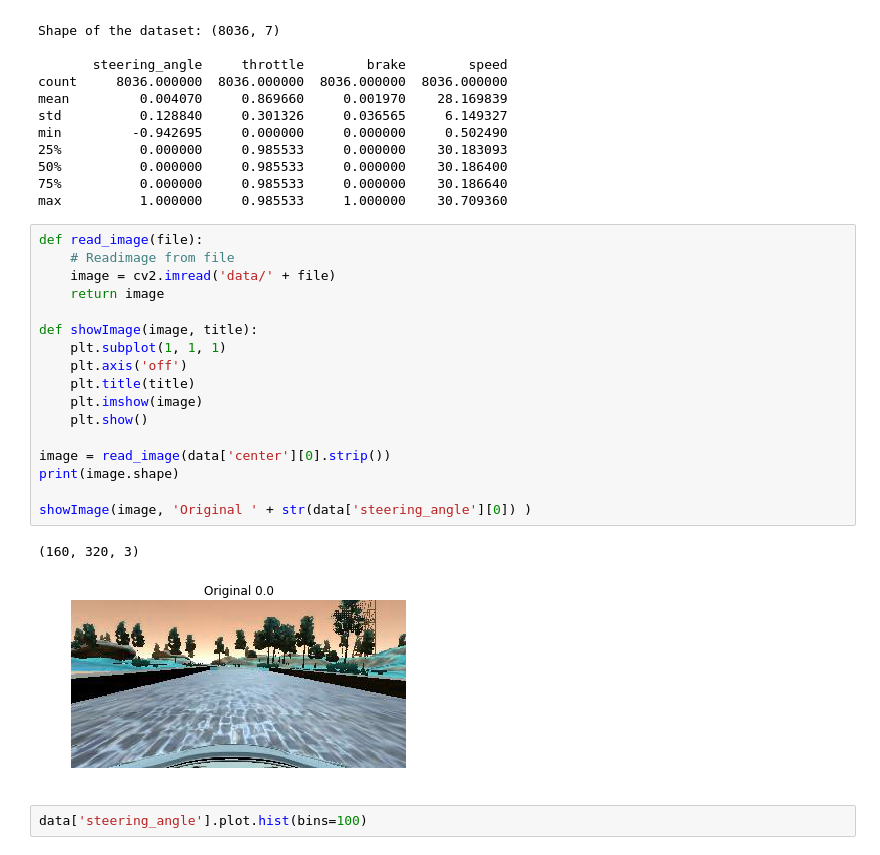
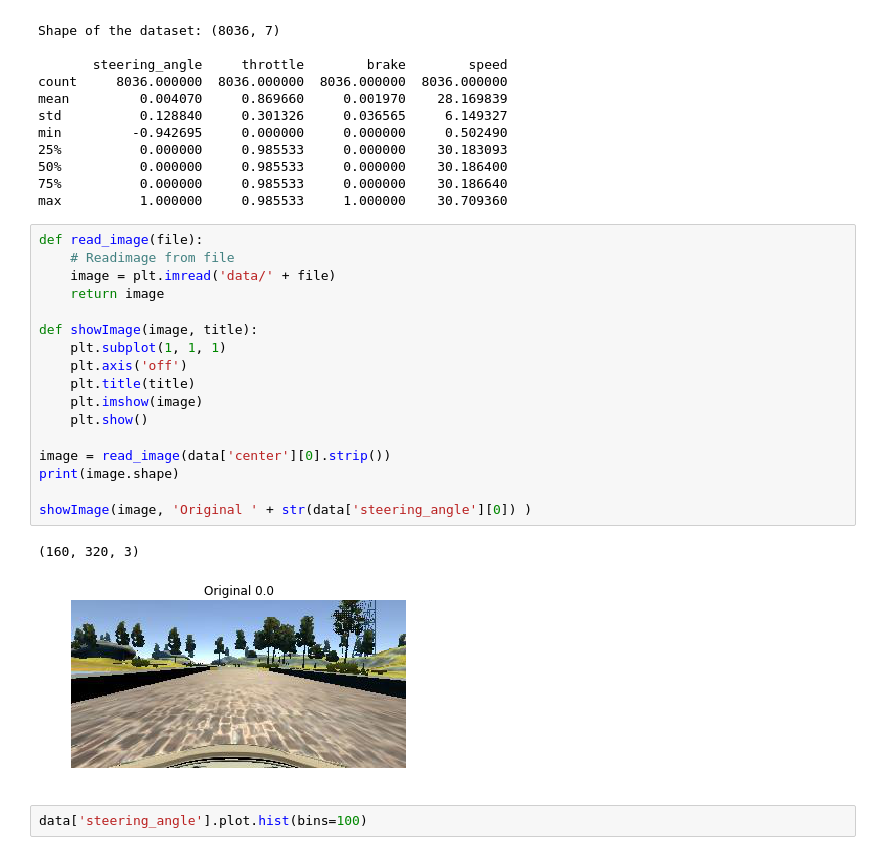
Before and after one commit to kaiulrich/kulrich_CarND-Behavioral-Cloning-P3, a Jupyter notebook: CarND-Behavioral-Cloning-P3.ipynb, the cells around one changed output. Drawn from its saved outputs; the diff is of its cells as text.

```diff
--- a/CarND-Behavioral-Cloning-P3.ipynb
+++ b/CarND-Behavioral-Cloning-P3.ipynb
@@ -65,23 +65,23 @@ max          1.000000     0.985533     1.000000    30.709360
 # %%
 def read_image(file):
     # Readimage from file
-    image = cv2.imread('data/' + file)
+    image = plt.imread('data/' + file)
     return image
 
 def showImage(image, title):
     plt.subplot(1, 1, 1)
     plt.axis('off')
     plt.title(title)
     plt.imshow(image)
     plt.show()
 
 image = read_image(data['center'][0].strip())
 print(image.shape)
 
 showImage(image, 'Original ' + str(data['steering_angle'][0]) )
 # %% [output]
 (160, 320, 3)
-[figure, old version]
+[figure, new version]
 # %%
 data['steering_angle'].plot.hist(bins=100)
 # %% [output]
```
Also changed, not shown: parts of 9 cells of this notebook, 1 other file.
